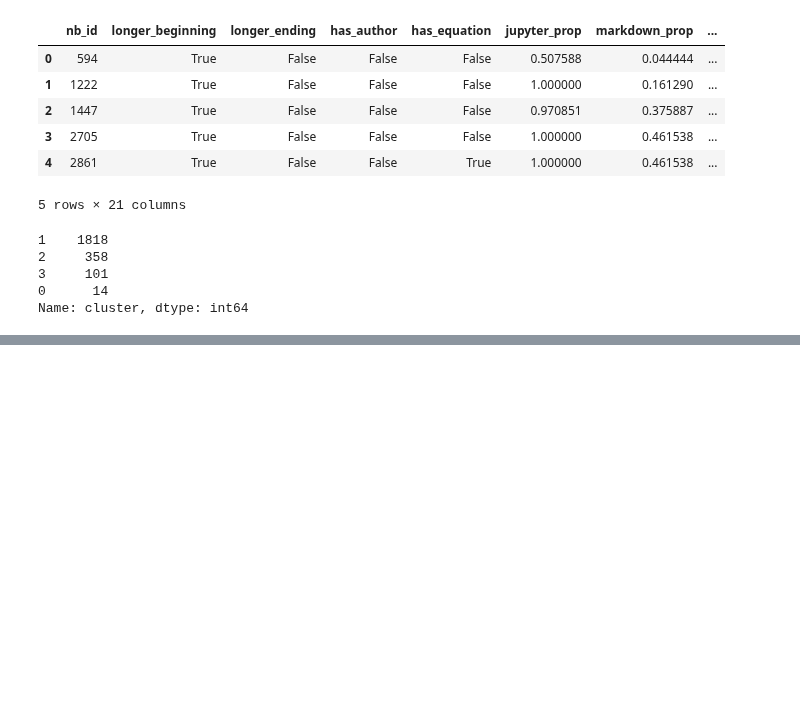
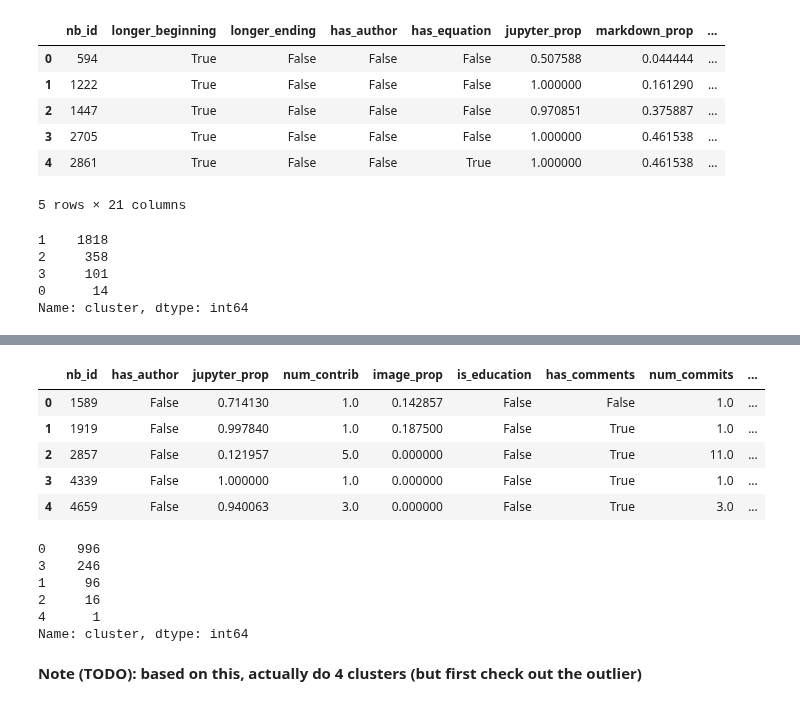
Before and after one commit to Isabel-Gan/quantifying-notebook-features, a Jupyter notebook: output/complete-runs/analysis/mixed-data-clustering.ipynb, the cells around one changed output, grey strips where cells are left out. Saved outputs shown, nothing was run; the diff lists cells and outputs as text; code cells hidden in the pictures; blank space fills up the shorter version.

```diff
--- a/output/complete-runs/analysis/mixed-data-clustering.ipynb
+++ b/output/complete-runs/analysis/mixed-data-clustering.ipynb
@@ -601,0 +623,22 @@ md_labels_df.to_csv('cluster-data/markdown_group_clusters.csv')
+# %%
+# initial look at the data
+no_md_labels_df.head()
+# %% [output]
+|  | nb_id | has_author | jupyter_prop | num_contrib | image_prop | is_education | has_comments | num_commits | ... |
+| 0 | 1589 | False | 0.714130 | 1.0 | 0.142857 | False | False | 1.0 | ... |
+| 1 | 1919 | False | 0.997840 | 1.0 | 0.187500 | False | True | 1.0 | ... |
+| 2 | 2857 | False | 0.121957 | 5.0 | 0.000000 | False | True | 11.0 | ... |
+| 3 | 4339 | False | 1.000000 | 1.0 | 0.000000 | False | True | 1.0 | ... |
+| 4 | 4659 | False | 0.940063 | 3.0 | 0.000000 | False | True | 3.0 | ... |
+# %%
+# look at value counts for each cluster
+no_md_labels_df['cluster'].value_counts()
+# %% [output]
+0    996
+3    246
+1     96
+2     16
+4      1
+Name: cluster, dtype: int64
+# %% [markdown]
+**Note (TODO): based on this, actually do 4 clusters (but first check out the outlier)**
```
Also changed, not shown: parts of 5 cells of this notebook, 1 other file.
